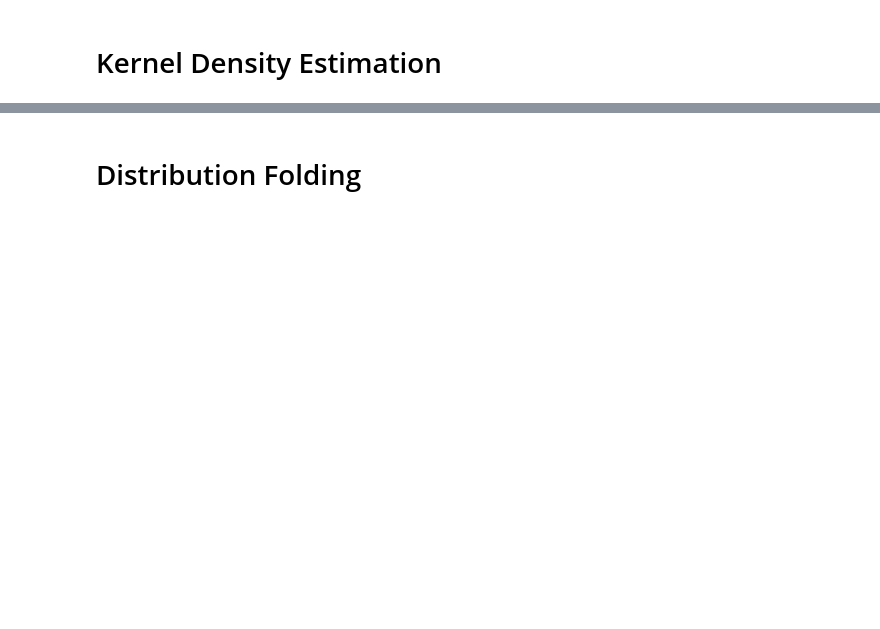
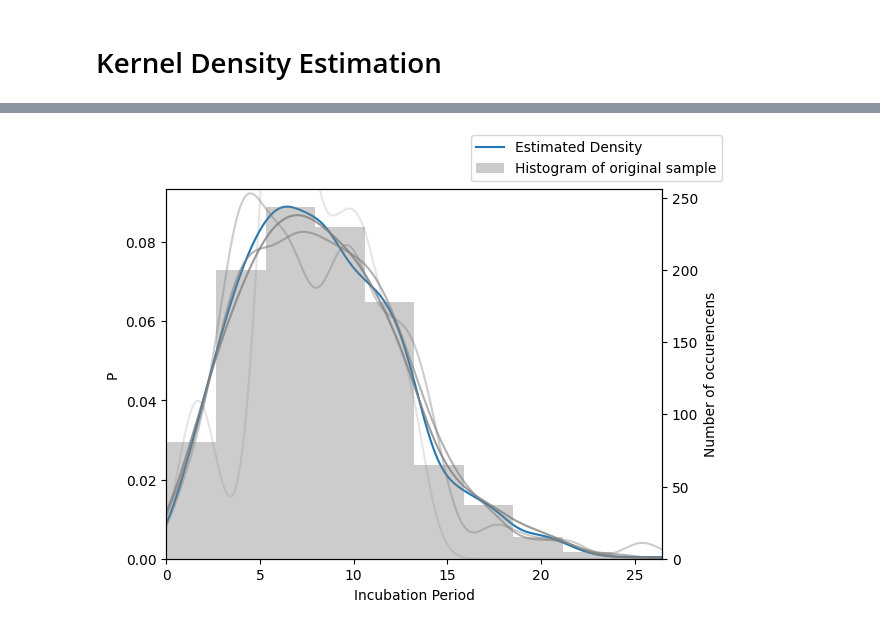
Before and after one commit to Jibbet/statmeth, a Jupyter notebook: code/ex2/IncubationTime-Skeleton.ipynb, the cells around one changed output, grey strips where cells are left out. Cells and saved outputs as stored; diff of their text form; code cells hidden in the pictures; blank space fills up the shorter version.

```diff
--- a/code/ex2/IncubationTime-Skeleton.ipynb
+++ b/code/ex2/IncubationTime-Skeleton.ipynb
@@ -51,9 +107,17 @@ data.head()
 # %%
 # generate samples from estimated density function:
 # instance.sample(sample_size) returns a sample of size sample_size
 # then create new instance of KernelDensity, fit to the sample and plot again the pdf
+logN = 5
+for n in range(logN):
+    sample = gaussianModel.sample(10**n)
+    recModel = KernelDensity(kernel="gaussian")
+    recModel.fit(sample)
+    recd = np.exp(recModel.score_samples(x))
+    ax.plot(x,recd, color="grey", alpha = n/logN)
+fig
+# %% [output]
+[figure, added]
-# %% [markdown]
-# Distribution Folding
 # %%
 # define the new probability density function as a function
 # you probabily want to use the scipy.stats.gamma.pdf(x,a=4) function
```
Also changed, not shown: parts of 10 cells of this notebook.
